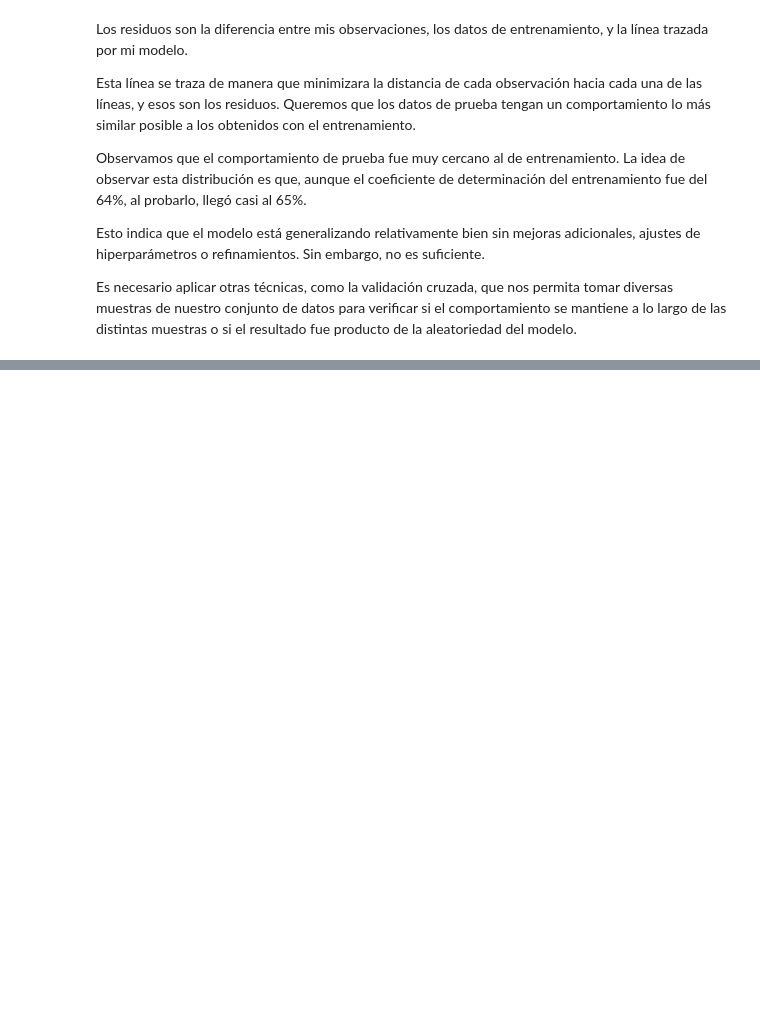
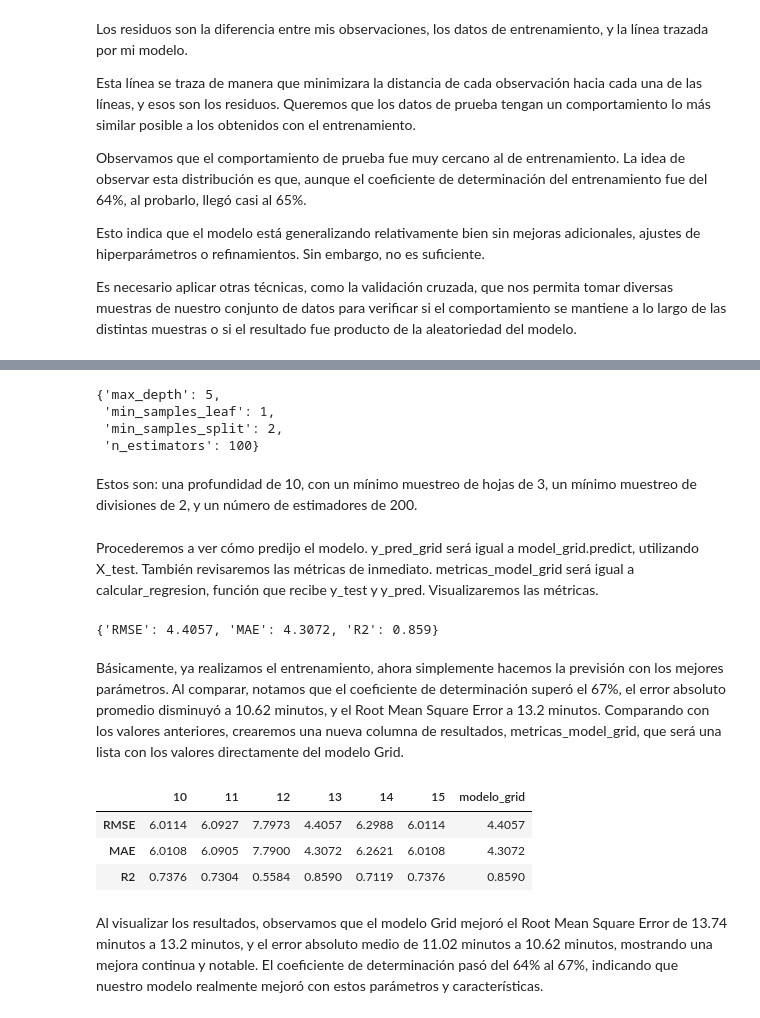
Before and after one commit to evs-11/IA-aumentada-prevision-de-atrasos-de-vuelos, a Jupyter notebook: optimización_aeroportuaria_Untitled5.ipynb, the cells around one changed output, grey strips where cells are left out. Cells and saved outputs as stored; diff of their text form; code cells hidden in the pictures; blank space fills up the shorter version.

```diff
--- a/optimización_aeroportuaria_Untitled5.ipynb
+++ b/optimización_aeroportuaria_Untitled5.ipynb
@@ -788,0 +1008,2 @@ Esto indica que el modelo está generalizando relativamente bien sin mejoras adi
+# %%
+X_train,X_test,y_train,y_test = train_test_split(X_selected_features,y,random_state=42)
@@ -788,0 +1020,7 @@ Esto indica que el modelo está generalizando relativamente bien sin mejoras adi
+# %%
+param_grid = {
+              'max_depth':[5,10,15],
+              'min_samples_leaf':[1,2,3],
+              'min_samples_split':[2,4,6],
+              'n_estimators':[100,150,200]
+              }
@@ -788,0 +1041,9 @@ Esto indica que el modelo está generalizando relativamente bien sin mejoras adi
+# %%
+from sklearn.model_selection import GridSearchCV
+
+cv = KFold(n_splits=3, shuffle=True, random_state=42)
+model_grid = GridSearchCV(RandomForestRegressor(random_state=42),
+                          param_grid=param_grid, scoring='r2',
+                          cv=cv)
+
+model_grid.fit(X_train,y_train)
@@ -788,0 +1060,29 @@ Esto indica que el modelo está generalizando relativamente bien sin mejoras adi
+# %%
+model_grid.best_params_
+# %% [output]
+{'max_depth': 5,
+ 'min_samples_leaf': 1,
+ 'min_samples_split': 2,
+ 'n_estimators': 100}
+# %% [markdown]
+ Estos son: una profundidad de 10, con un mínimo muestreo de hojas de 3, un mínimo muestreo de divisiones de 2, y un número de estimadores de 200.
+# %% [markdown]
+Procederemos a ver cómo predijo el modelo. y_pred_grid será igual a model_grid.predict, utilizando X_test. También revisaremos las métricas de inmediato. metricas_model_grid será igual a calcular_regresion, función que recibe y_test y y_pred. Visualizaremos las métricas.
+# %%
+y_pred_grid = model_grid.predict(X_test)
+metricas_model_grid = calcular_regresion(y_test,y_pred_grid)
+metricas_model_grid
+# %% [output]
+{'RMSE': 4.4057, 'MAE': 4.3072, 'R2': 0.859}
+# %% [markdown]
+Básicamente, ya realizamos el entrenamiento, ahora simplemente hacemos la previsión con los mejores parámetros. Al comparar, notamos que el coeficiente de determinación superó el 67%, el error absoluto promedio disminuyó a 10.62 minutos, y el Root Mean Square Error a 13.2 minutos. Comparando con los valores anteriores, crearemos una nueva columna de resultados, metricas_model_grid, que será una lista con los valores directamente del modelo Grid.
+# %%
+resultados['modelo_grid'] = list(metricas_model_grid.values())
+resultados
+# %% [output]
+|  | 10 | 11 | 12 | 13 | 14 | 15 | modelo_grid |
+| RMSE | 6.0114 | 6.0927 | 7.7973 | 4.4057 | 6.2988 | 6.0114 | 4.4057 |
+| MAE | 6.0108 | 6.0905 | 7.7900 | 4.3072 | 6.2621 | 6.0108 | 4.3072 |
+| R2 | 0.7376 | 0.7304 | 0.5584 | 0.8590 | 0.7119 | 0.7376 | 0.8590 |
+# %% [markdown]
+Al visualizar los resultados, observamos que el modelo Grid mejoró el Root Mean Square Error de 13.74 minutos a 13.2 minutos, y el error absoluto medio de 11.02 minutos a 10.62 minutos, mostrando una mejora continua y notable. El coeficiente de determinación pasó del 64% al 67%, indicando que nuestro modelo realmente mejoró con estos parámetros y características.
```
Also changed, not shown: parts of 40 cells of this notebook.
